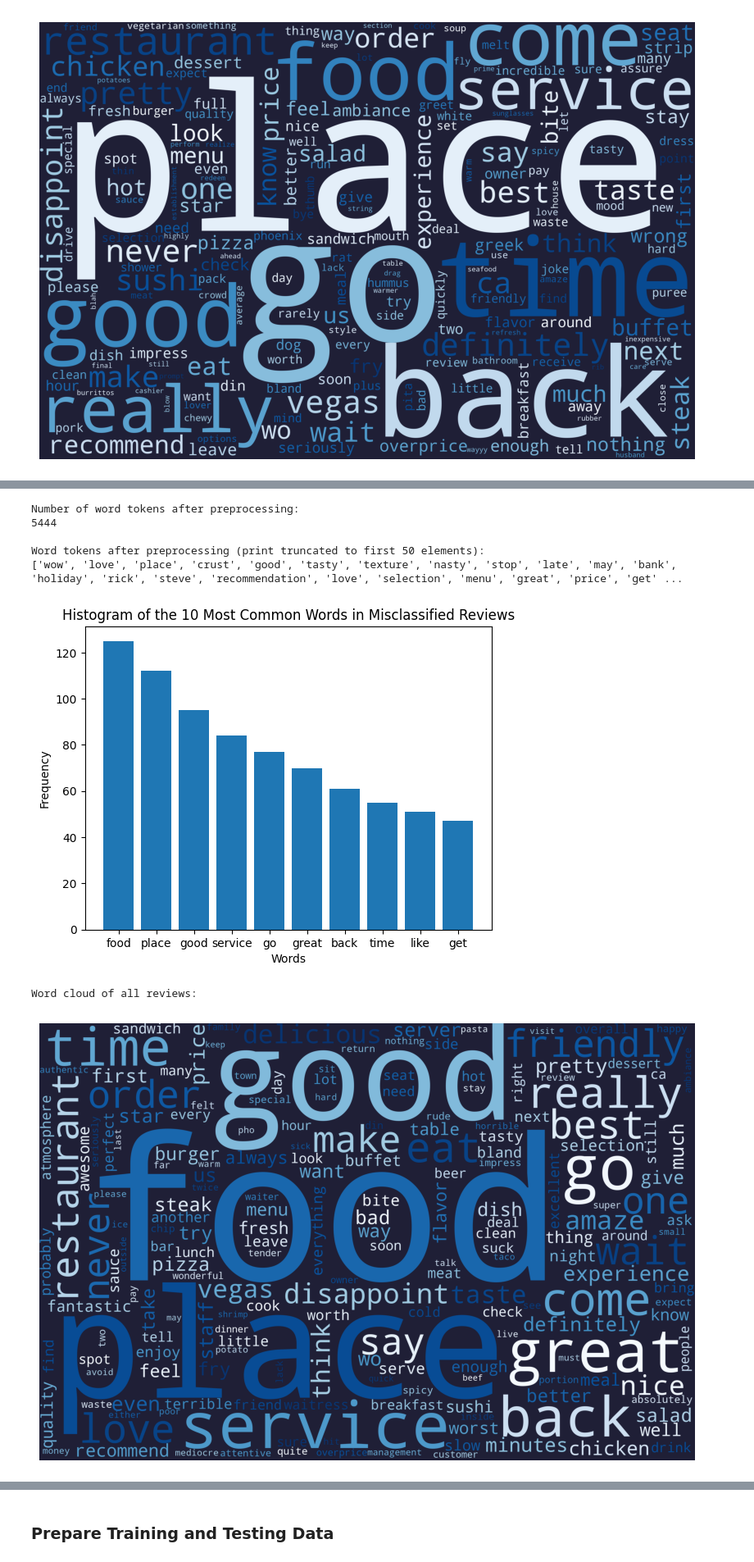
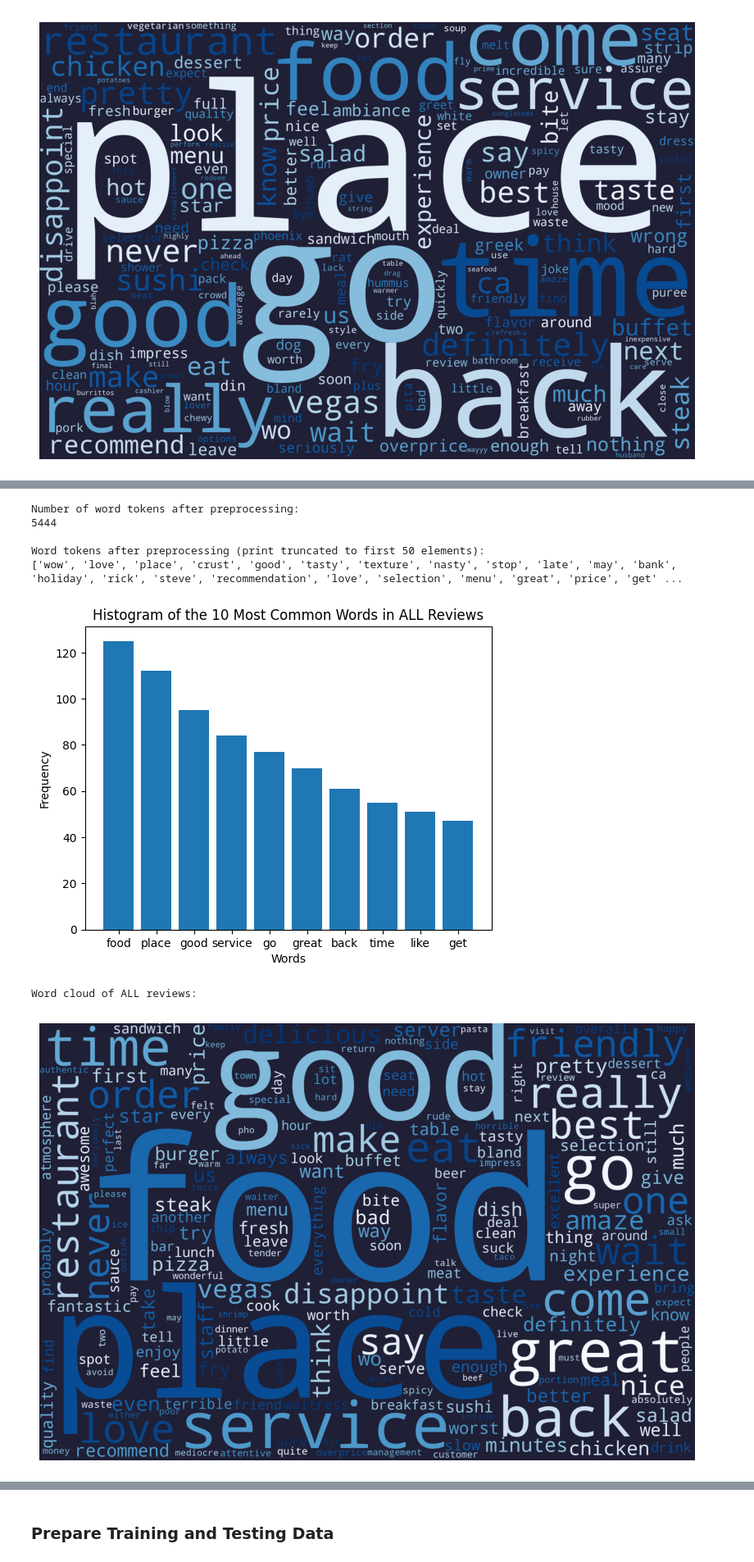
Before and after one commit to VilleKylmamaa/SentimentAnalysisMachineLearning, a Jupyter notebook: Restaurant_Review_Analysis.ipynb, the cells around one changed output, grey strips where cells are left out. Shown at 82% size. Drawn from its saved outputs; the diff is of its cells as text; code cells hidden in the pictures.

```diff
--- a/Restaurant_Review_Analysis.ipynb
+++ b/Restaurant_Review_Analysis.ipynb
@@ -805,37 +861,37 @@ print(review_column_preprocessed[:50], "\n")
 words = [word for word, _ in most_common_words]
 counts = [counts for _, counts in most_common_words]
 
 # Plot the words and their frequency
 plt.bar(words, counts)
-plt.title("Histogram of the 10 Most Common Words in All Reviews")
+plt.title("Histogram of the 10 Most Common Words in ALL Reviews")
 plt.ylabel("Frequency")
 plt.xlabel("Words")
 plt.show()
 
 # Generate word cloud of all reviews
 word_cloud = WordCloud(
     width=3000,
     height=2000,
     random_state=1,
     background_color="#1f1f36",
     colormap="Blues",
     collocations=False,
 ).generate(" ".join(review_column_preprocessed))
 
-print("\nWord cloud of all reviews:")
+print("\nWord cloud of ALL reviews:")
 plt.figure(figsize = (8, 8), facecolor = None)
 plt.imshow(word_cloud)
 plt.axis("off")
 plt.tight_layout(pad = 0)
 plt.show()
 # %% [output]
 Number of word tokens after preprocessing:
 5444
 
 Word tokens after preprocessing (print truncated to first 50 elements):
 ['wow', 'love', 'place', 'crust', 'good', 'tasty', 'texture', 'nasty', 'stop', 'late', 'may', 'bank', 'holiday', 'rick', 'steve', 'recommendation', 'love', 'selection', 'menu', 'great', 'price', 'get' ...
-[figure, old version]
+[figure, new version]
-Word cloud of all reviews:
+Word cloud of ALL reviews:
 [figure]
 # %% [markdown]
 ----
```
Also changed, not shown: parts of 11 cells of this notebook.
